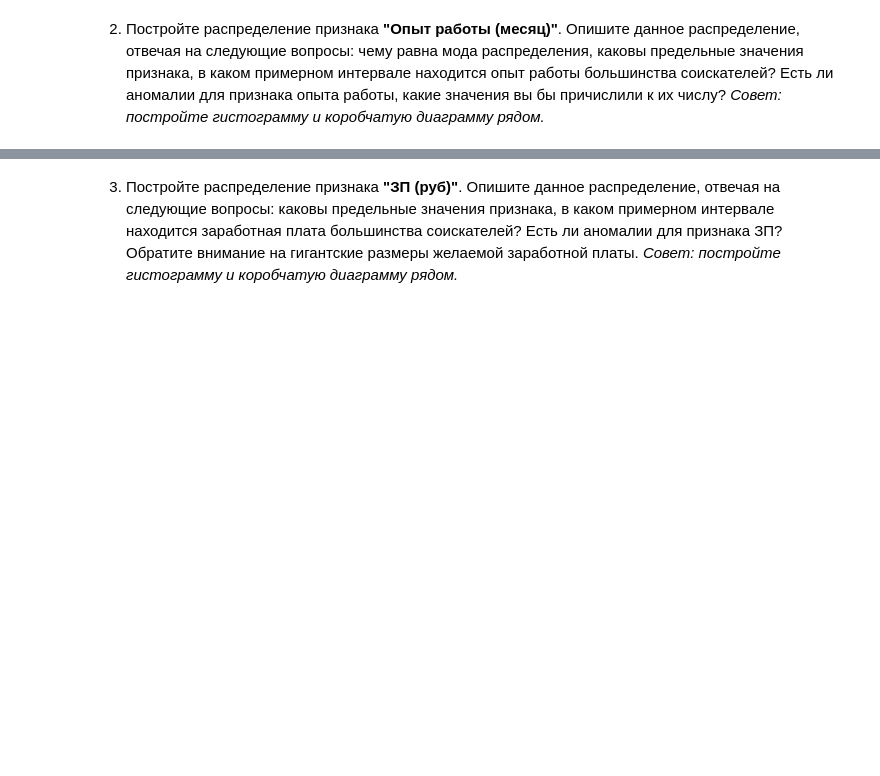
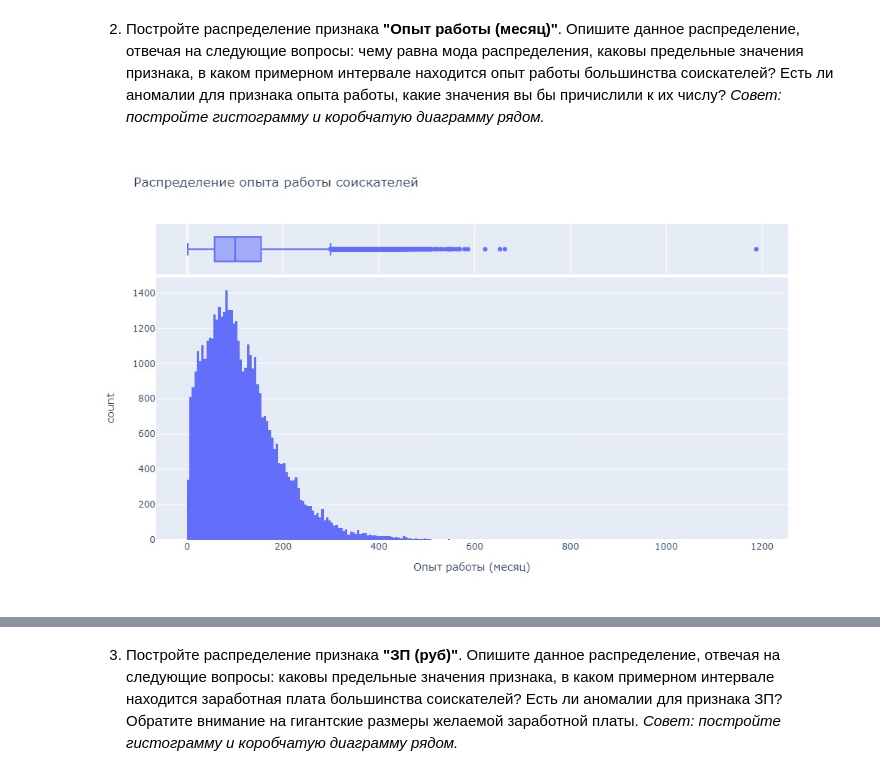
Before and after one commit to DmitriySky47/sf_data_science, a Jupyter notebook: project_1/Project_1_Анализ_вакансий_HH.ipynb, the cells around one changed output, grey strips where cells are left out. Drawn from its saved outputs; the diff is of its cells as text; code cells hidden in the pictures; blank space fills up the shorter version.

```diff
--- a/project_1/Project_1_Анализ_вакансий_HH.ipynb
+++ b/project_1/Project_1_Анализ_вакансий_HH.ipynb
@@ -575,5 +591,17 @@ memory usage: 4.3+ MB
 2. Постройте распределение признака **"Опыт работы (месяц)"**. Опишите данное распределение, отвечая на следующие вопросы: чему равна мода распределения, каковы предельные значения признака, в каком примерном интервале находится опыт работы большинства соискателей? Есть ли аномалии для признака опыта работы, какие значения вы бы причислили к их числу?
 *Совет: постройте гистограмму и коробчатую диаграмму рядом.*
 # %%
-# ваш код здесь
+# Строим две диаграммы друг под другом: коробчатую и гистограмму.
+
+fig = px.histogram(
+    data_frame=hh_df,
+    x='Опыт работы (месяц)',
+    title='Распределение опыта работы соискателей',
+    width=1000,
+    height=600,
+    marginal='box',
+)
+fig.show('jpg')
+# %% [output]
+[figure, added]
 # %% [markdown]
```
Also changed, not shown: parts of 16 cells of this notebook.
